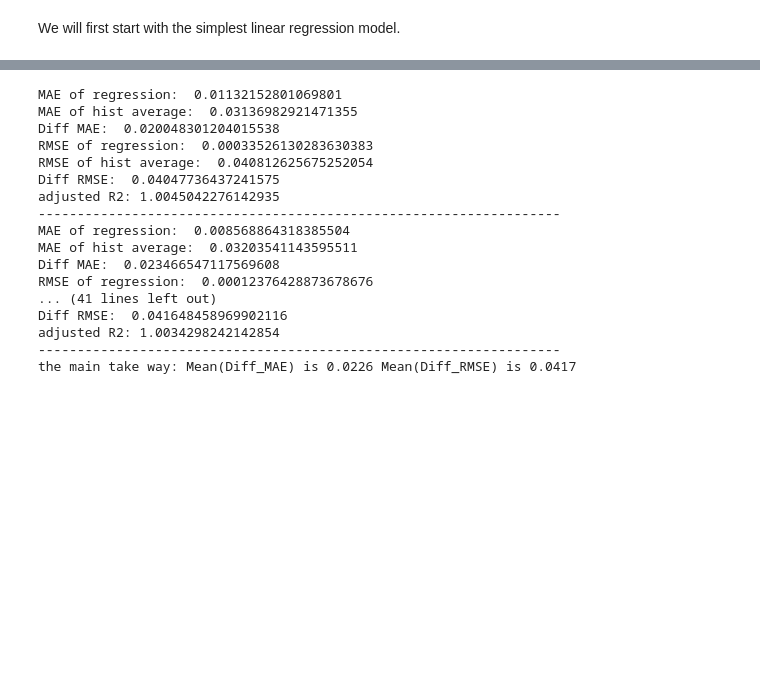
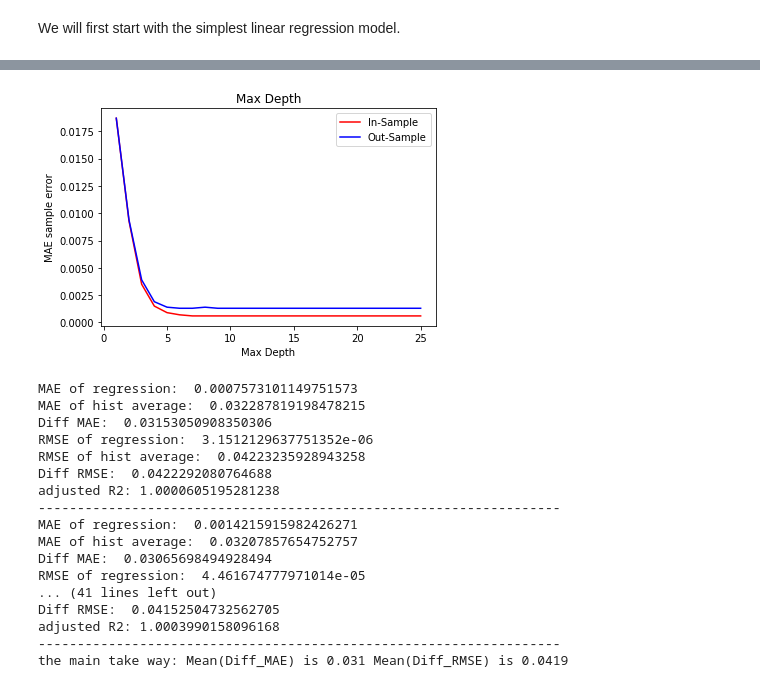
Before and after one commit to nrocco1/Data_Science_Project, a Jupyter notebook: equity_premium_reg.ipynb, the cells around one changed output, grey strips where cells are left out. Cells and saved outputs as stored; diff of their text form; code cells hidden in the pictures; blank space fills up the shorter version.

```diff
--- a/equity_premium_reg.ipynb
+++ b/equity_premium_reg.ipynb
@@ -224,8 +287,27 @@ the main take way: Mean(Diff_MAE) is 0.0237 Mean(Diff_RMSE) is 0.0418
+# %%
+# n_estimators = 10
+# Varying max_depth
+
+import matplotlib.pyplot as plt
+
+depths = list(np.arange(1, 13))
+depths.append(25)
+in_sample = [0.0187, 0.0093, 0.0035, 0.0015, 0.0009, 0.0007, 0.0006, 0.0006, 0.0006, 0.0006, 0.0006, 0.0006, 0.0006]
+out_sample = [0.0187, 0.0094, 0.0039, 0.0019, 0.0014, 0.0013, 0.0013, 0.0014, 0.0013, 0.0013, 0.0013, 0.0013, 0.0013]
+
+plt.plot(depths, in_sample, 'r-')
+plt.plot(depths, out_sample, 'b-')
+plt.title("Max Depth")
+plt.xlabel("Max Depth")
+plt.ylabel("MAE sample error")
+plt.legend(["In-Sample", "Out-Sample"])
+plt.show()
+# %% [output]
+[figure, added]
 # %%
-# Random Forrest # Davids paper: random forest regression with 100 regression trees as a the forecasting function gt.
+# Boosted
 
-pd.options.mode.chained_assignment=None
-from sklearn.ensemble import RandomForestRegressor
+from sklearn.ensemble import GradientBoostingRegressor
 
 diff_MAE = []
 diff_RMSE = []
@@ -234,11 +316,10 @@ for train_index, test_index in kf:
     x_train, x_test = x.iloc[train_index], x.iloc[test_index]
     ret_train, ret_test = ret.iloc[train_index], ret.iloc[test_index]
 
-    regr = RandomForestRegressor(max_depth=2, random_state=0, n_estimators=100)
+    regr = GradientBoostingRegressor(n_estimators=25, learning_rate=0.5, max_depth=25, random_state=0, loss='ls')
     regr.fit(x_train, ret_train)
 
     ret_pred = regr.predict(x_test)
-
 
     diff = df['cumsum'].iloc[train_index] - df['premium'].iloc[train_index]
     mae_avg = diff.abs().sum() / len(train_index)
@@ -261,20 +342,20 @@ for train_index, test_index in kf:
 print( "the main take way: Mean(Diff_MAE) is", round(sum(diff_MAE)/len(diff_MAE),4),
       "Mean(Diff_RMSE) is", round(sum(diff_RMSE)/len(diff_RMSE),4))
 # %% [output]
-MAE of regression:  0.01132152801069801
-MAE of hist average:  0.03136982921471355
-Diff MAE:  0.020048301204015538
-RMSE of regression:  0.00033526130283630383
-RMSE of hist average:  0.040812625675252054
-Diff RMSE:  0.04047736437241575
-adjusted R2: 1.0045042276142935
+MAE of regression:  0.0007573101149751573
+MAE of hist average:  0.032287819198478215
+Diff MAE:  0.03153050908350306
+RMSE of regression:  3.1512129637751352e-06
+RMSE of hist average:  0.04223235928943258
+Diff RMSE:  0.0422292080764688
+adjusted R2: 1.0000605195281238
 -------------------------------------------------------------------
-MAE of regression:  0.008568864318385504
-MAE of hist average:  0.03203541143595511
-Diff MAE:  0.023466547117569608
-RMSE of regression:  0.00012376428873678676
+MAE of regression:  0.0014215915982426271
+MAE of hist average:  0.03207857654752757
+Diff MAE:  0.03065698494928494
+RMSE of regression:  4.461674777971014e-05
 ... (41 lines left out)
-Diff RMSE:  0.041648458969902116
-adjusted R2: 1.0034298242142854
+Diff RMSE:  0.04152504732562705
+adjusted R2: 1.0003990158096168
 -------------------------------------------------------------------
-the main take way: Mean(Diff_MAE) is 0.0226 Mean(Diff_RMSE) is 0.0417
+the main take way: Mean(Diff_MAE) is 0.031 Mean(Diff_RMSE) is 0.0419
```
Also changed, not shown: parts of 5 cells of this notebook.
